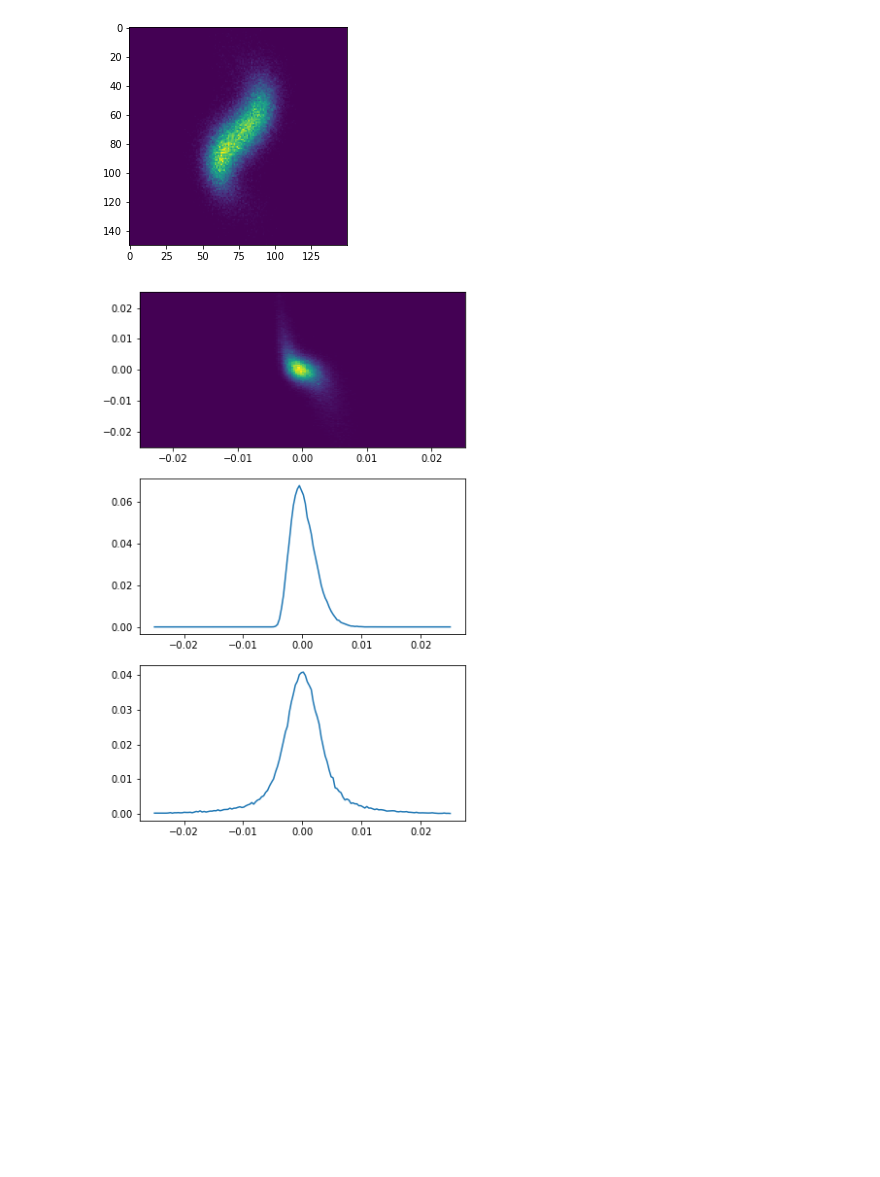
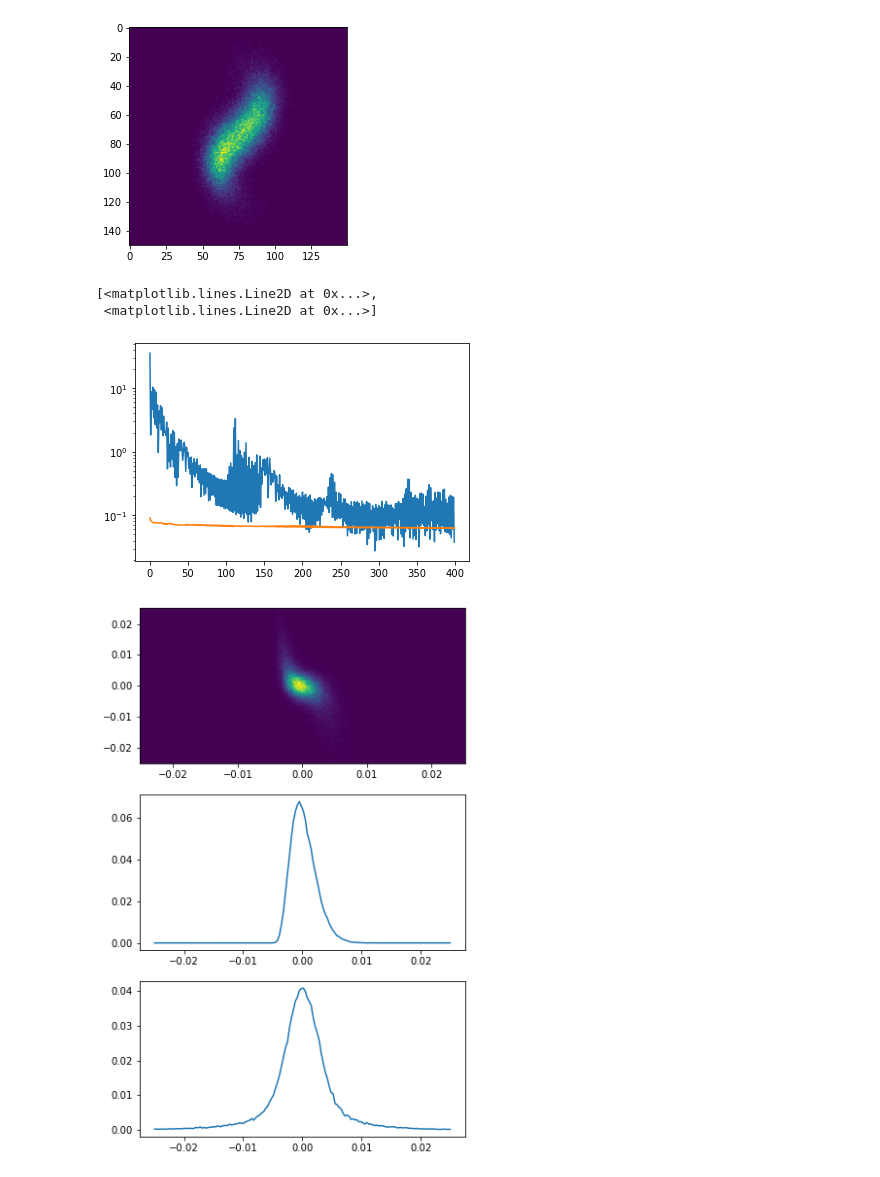
Before and after one commit to roussel-ryan/gpsr, a Jupyter notebook: modeling_experiments/max_entropy/model_analysis.ipynb, the cells around one changed output. Cells and saved outputs as stored; diff of their text form; code cells hidden in the pictures; blank space fills up the shorter version.

```diff
--- a/modeling_experiments/max_entropy/model_analysis.ipynb
+++ b/modeling_experiments/max_entropy/model_analysis.ipynb
@@ -82,11 +82,20 @@ ensemble.set_optimizer(
 )
 
 from torchensemble.utils import io
-io.load(ensemble, ".")
+save_dir = "control"
+io.load(ensemble,save_dir)
 ensemble = ensemble
 ensemble.cpu();
 # %% [output]
 [figure]
+# %%
+losses = torch.load(save_dir + "/loss_record.pt")
+fig, ax = plt.subplots()
+ax.semilogy(losses)
+# %% [output]
+[<matplotlib.lines.Line2D at 0x...>,
+ <matplotlib.lines.Line2D at 0x...>]
+[figure, added]
 # %%
 def calc_rms_size(xxx, images):
     # note image sums are normalized to 1
```
Also changed, not shown: parts of 10 cells of this notebook, 7 other files.
